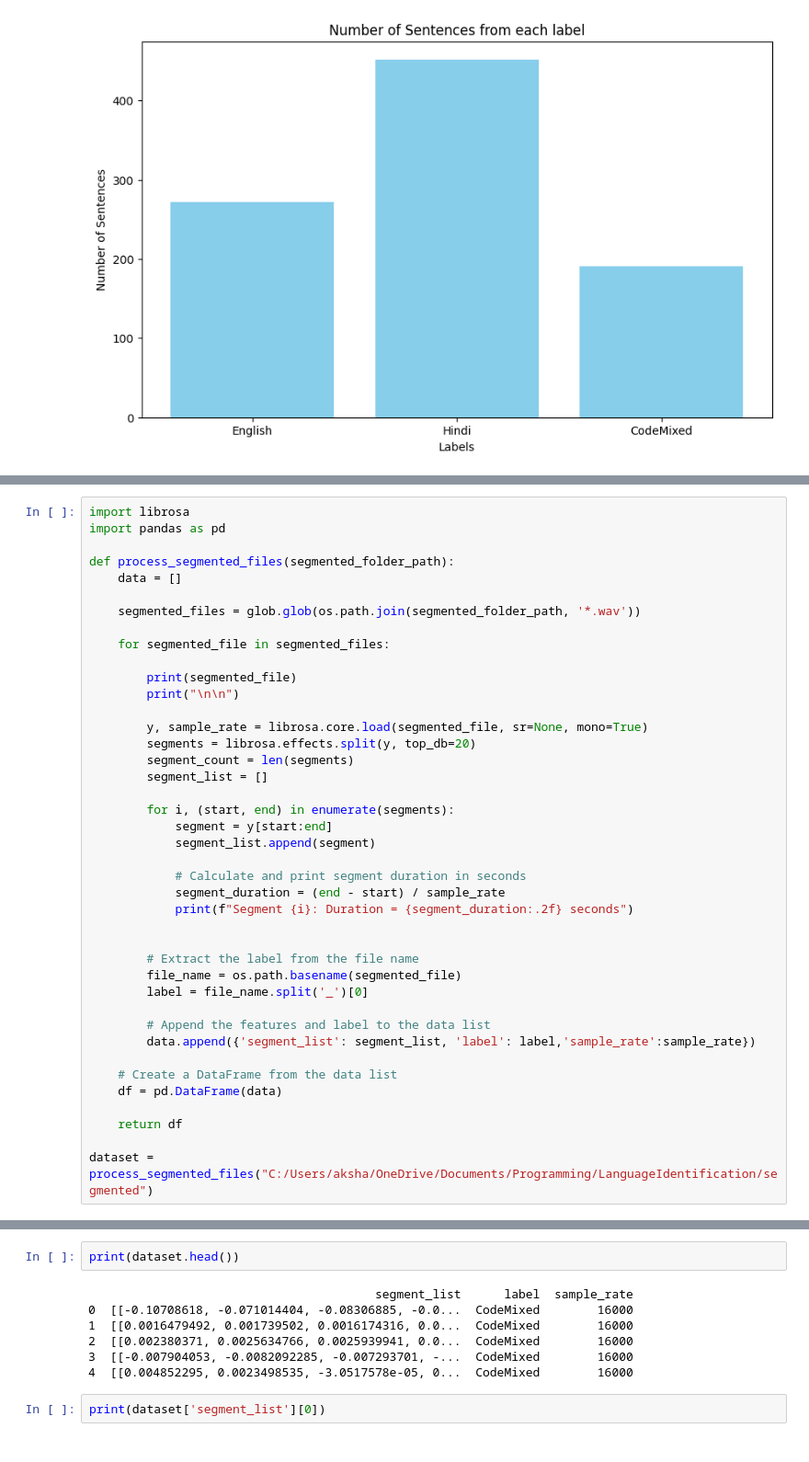
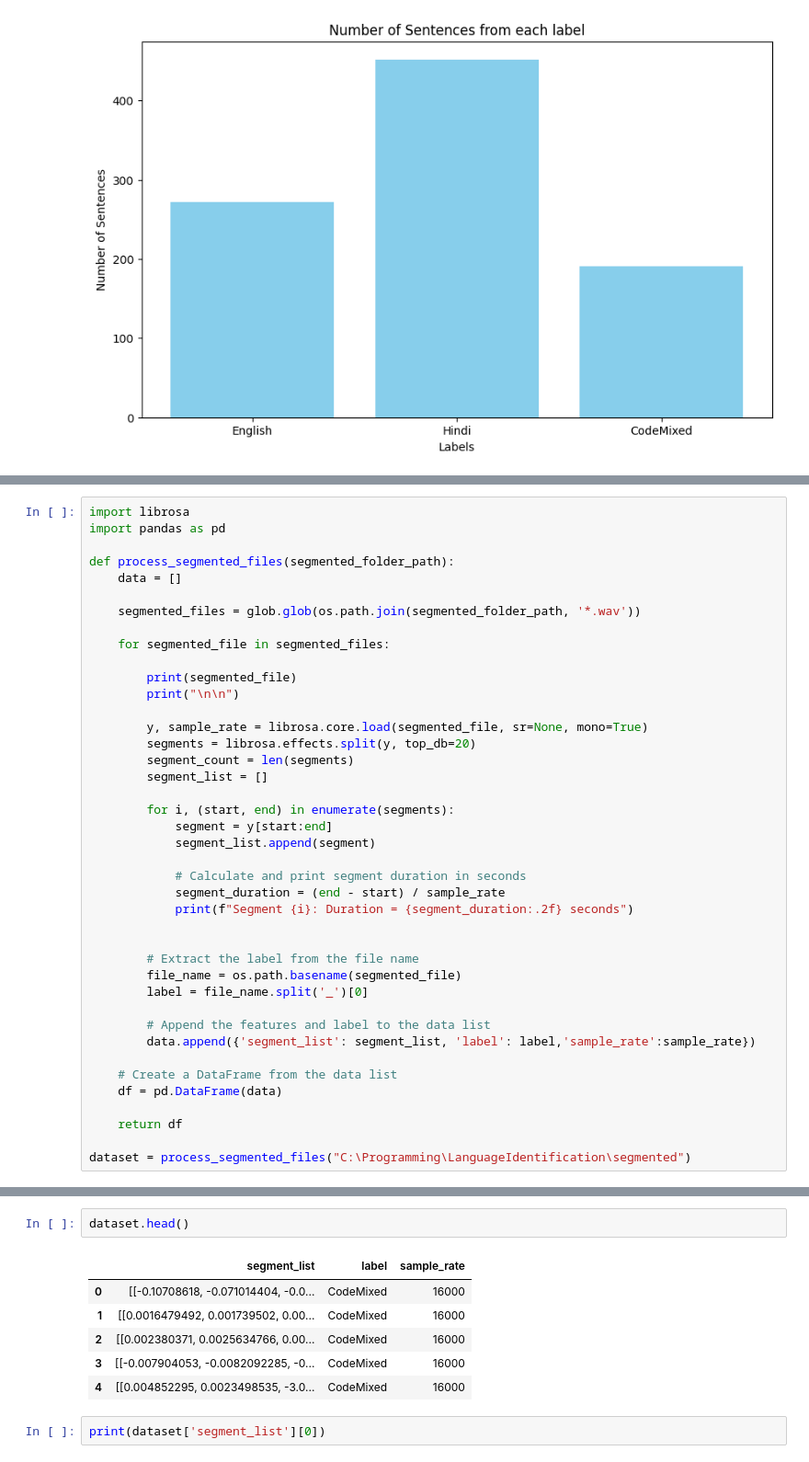
Before and after one commit to AkshayAnand2931/LanguageIdentification, a Jupyter notebook: InitialAttempts/Language_Identification.ipynb, the cells around one changed output, grey strips where cells are left out. Shown at 92% size. Cells and saved outputs as stored; diff of their text form.

Commit message:
Updated segmentation and reorganised files

```diff
--- a/Language_Identification.ipynb
+++ b/InitialAttempts/Language_Identification.ipynb
@@ -243,5 +278,5 @@ def process_segmented_files(segmented_folder_path):
 
     return df
 
-dataset = process_segmented_files("C:/Users/aksha/OneDrive/Documents/Programming/LanguageIdentification/segmented")
+dataset = process_segmented_files("C:\Programming\LanguageIdentification\segmented")
 # %% [output]
@@ -265,12 +300,12 @@ Segment 17: Duration = 0.01 seco
-# %%
-print(dataset.head())
-# %% [output]
-                                        segment_list      label  sample_rate
-0  [[-0.10708618, -0.071014404, -0.08306885, -0.0...  CodeMixed        16000
-1  [[0.0016479492, 0.001739502, 0.0016174316, 0.0...  CodeMixed        16000
-2  [[0.002380371, 0.0025634766, 0.0025939941, 0.0...  CodeMixed        16000
-3  [[-0.007904053, -0.0082092285, -0.007293701, -...  CodeMixed        16000
-4  [[0.004852295, 0.0023498535, -3.0517578e-05, 0...  CodeMixed        16000
+# %%
+dataset.head()
+# %% [output]
+|  | segment_list | label | sample_rate |
+| 0 | [[-0.10708618, -0.071014404, -0.0... | CodeMixed | 16000 |
+| 1 | [[0.0016479492, 0.001739502, 0.00... | CodeMixed | 16000 |
+| 2 | [[0.002380371, 0.0025634766, 0.00... | CodeMixed | 16000 |
+| 3 | [[-0.007904053, -0.0082092285, -0... | CodeMixed | 16000 |
+| 4 | [[0.004852295, 0.0023498535, -3.0... | CodeMixed | 16000 |
 # %%
 print(dataset['segment_list'][0])
 # %% [output]
```
Also changed, not shown: parts of 30 cells of this notebook, 8 other files.
